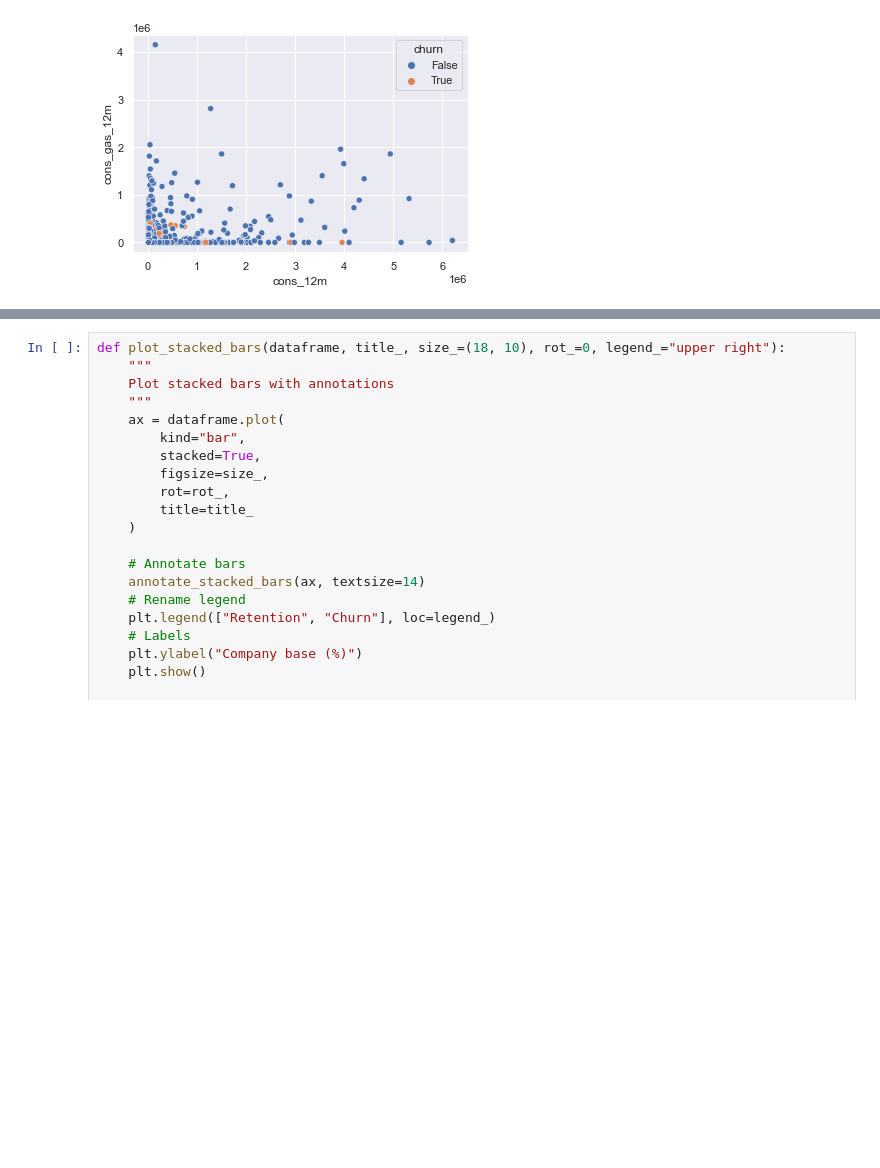
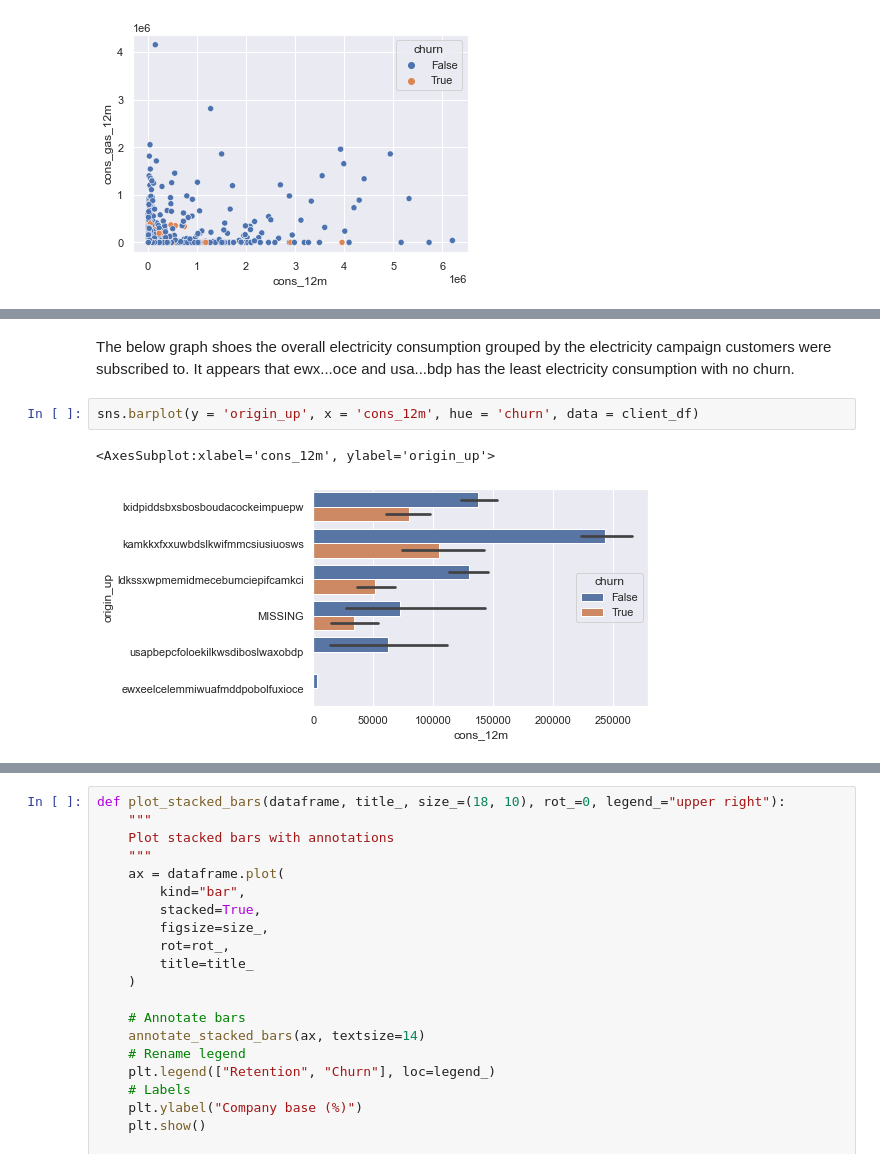
Before and after one commit to jvo024/bcg-forage-ds, a Jupyter notebook: eda_starter.ipynb, the cells around one changed output, grey strips where cells are left out. Cells and saved outputs as stored; diff of their text form; blank space fills up the shorter version.

```diff
--- a/eda_starter.ipynb
+++ b/eda_starter.ipynb
@@ -145,0 +151,7 @@ From the scatter plot, we can identify the trends of gas and electricity consump
+# %% [markdown]
+The below graph shoes the overall electricity consumption grouped by the electricity campaign customers were subscribed to. It appears that ewx...oce and usa...bdp has the least electricity consumption with no churn.
+# %%
+sns.barplot(y = 'origin_up', x = 'cons_12m', hue = 'churn', data = client_df)
+# %% [output]
+<AxesSubplot:xlabel='cons_12m', ylabel='origin_up'>
+[figure, added]
```
Also changed, not shown: parts of 7 cells of this notebook.
